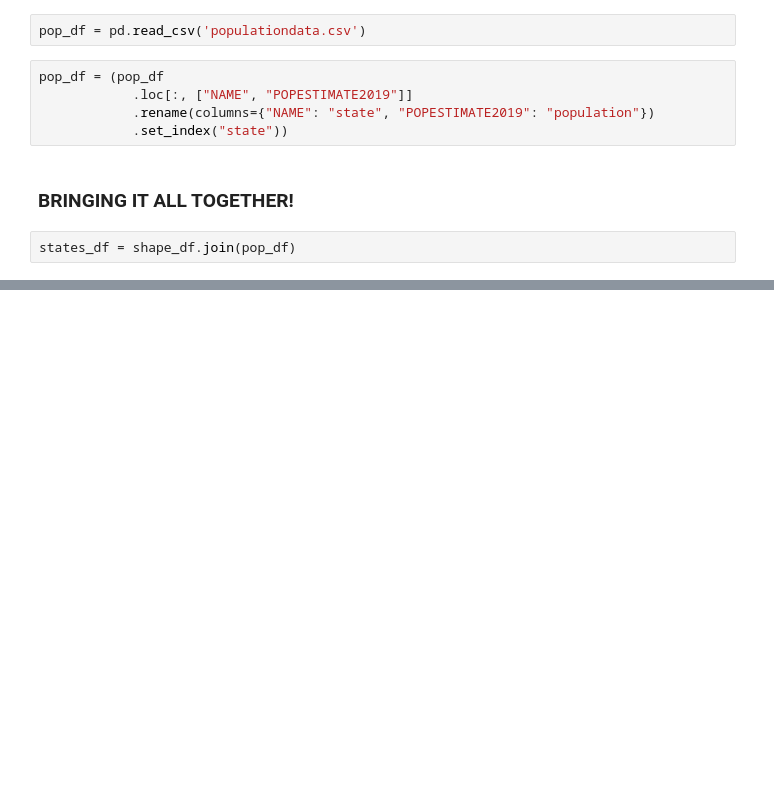
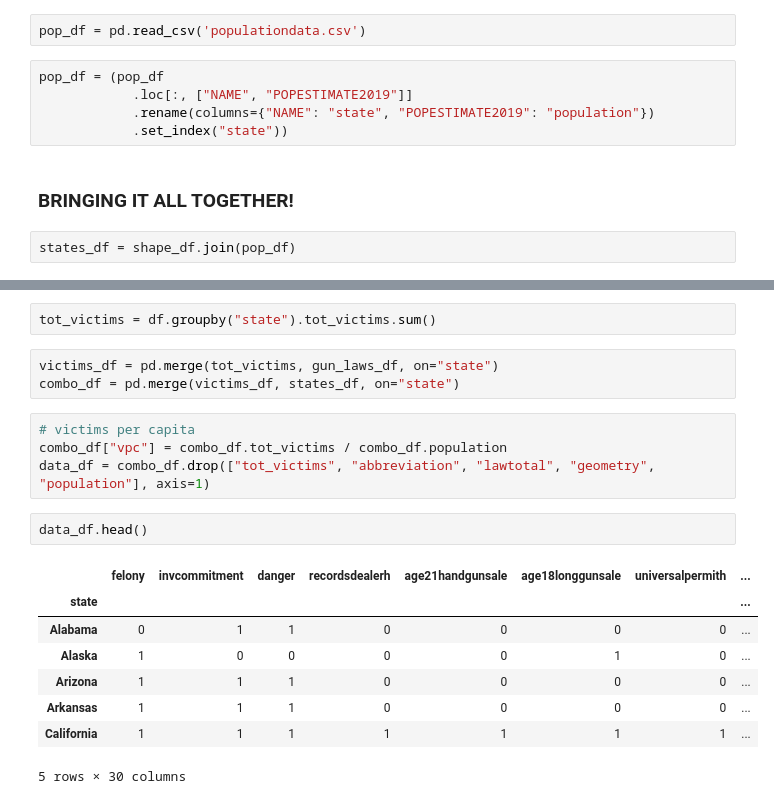
Before and after one commit to adityad2123/avtsa-datasci, a Jupyter notebook: gunviolencedata.ipynb, the cells around one changed output, grey strips where cells are left out. Cells and saved outputs as stored; diff of their text form; blank space fills up the shorter version.

```diff
--- a/gunviolencedata.ipynb
+++ b/gunviolencedata.ipynb
@@ -187,0 +164,20 @@ combo_df
+# %%
+tot_victims = df.groupby("state").tot_victims.sum()
+# %%
+victims_df = pd.merge(tot_victims, gun_laws_df, on="state")
+combo_df = pd.merge(victims_df, states_df, on="state")
+# %%
+# victims per capita
+combo_df["vpc"] = combo_df.tot_victims / combo_df.population
+data_df = combo_df.drop(["tot_victims", "abbreviation", "lawtotal", "geometry", "population"], axis=1)
+# %%
+data_df.head()
+# %% [output]
+|  | felony | invcommitment | danger | recordsdealerh | age21handgunsale | age18longgunsale | universalpermith | ... |
+| state |  |  |  |  |  |  |  | ... |
+| Alabama | 0 | 1 | 1 | 0 | 0 | 0 | 0 | ... |
+| Alaska | 1 | 0 | 0 | 0 | 0 | 1 | 0 | ... |
+| Arizona | 1 | 1 | 1 | 0 | 0 | 0 | 0 | ... |
+| Arkansas | 1 | 1 | 1 | 0 | 0 | 0 | 0 | ... |
+| California | 1 | 1 | 1 | 1 | 1 | 1 | 1 | ... |
+5 rows × 30 columns
```
Also changed, not shown: parts of 17 cells of this notebook.
